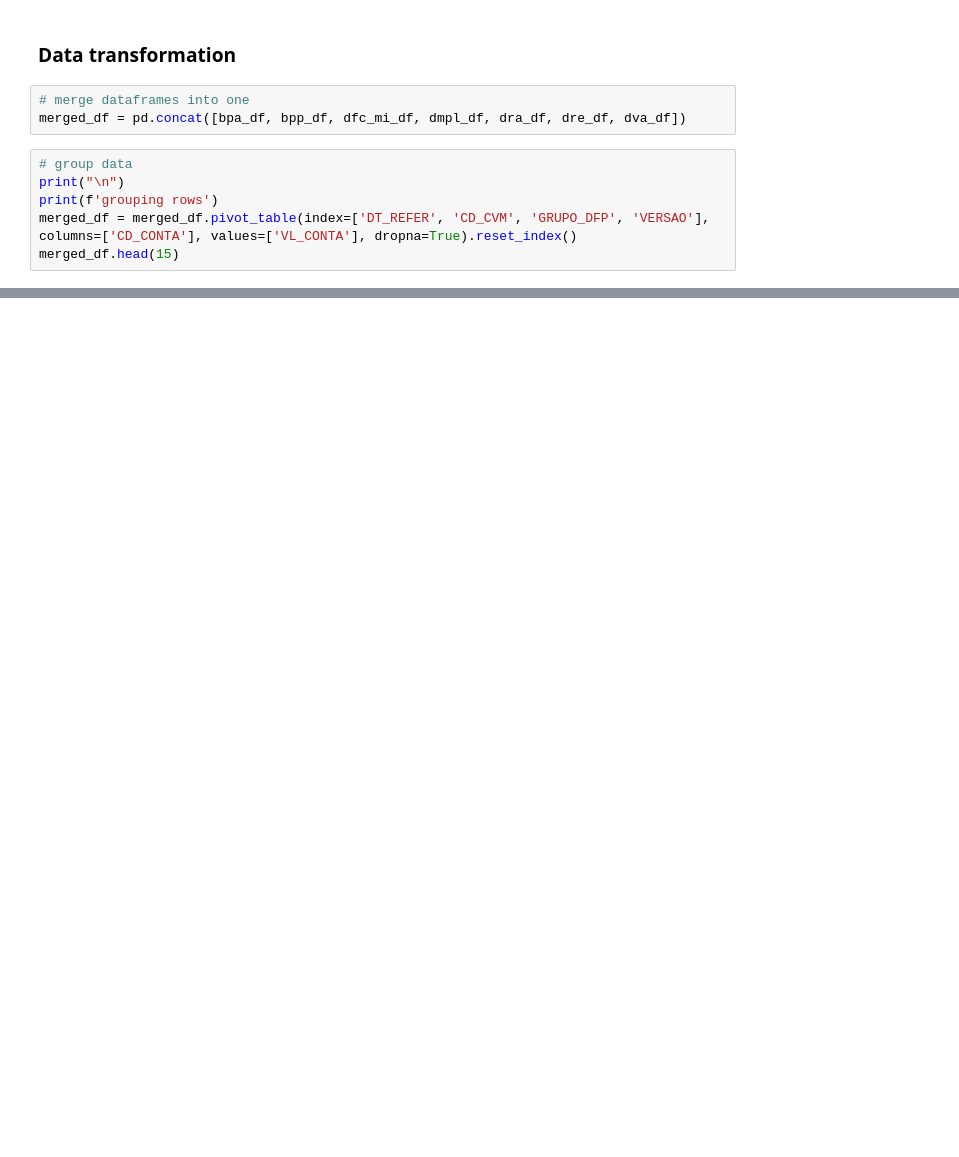
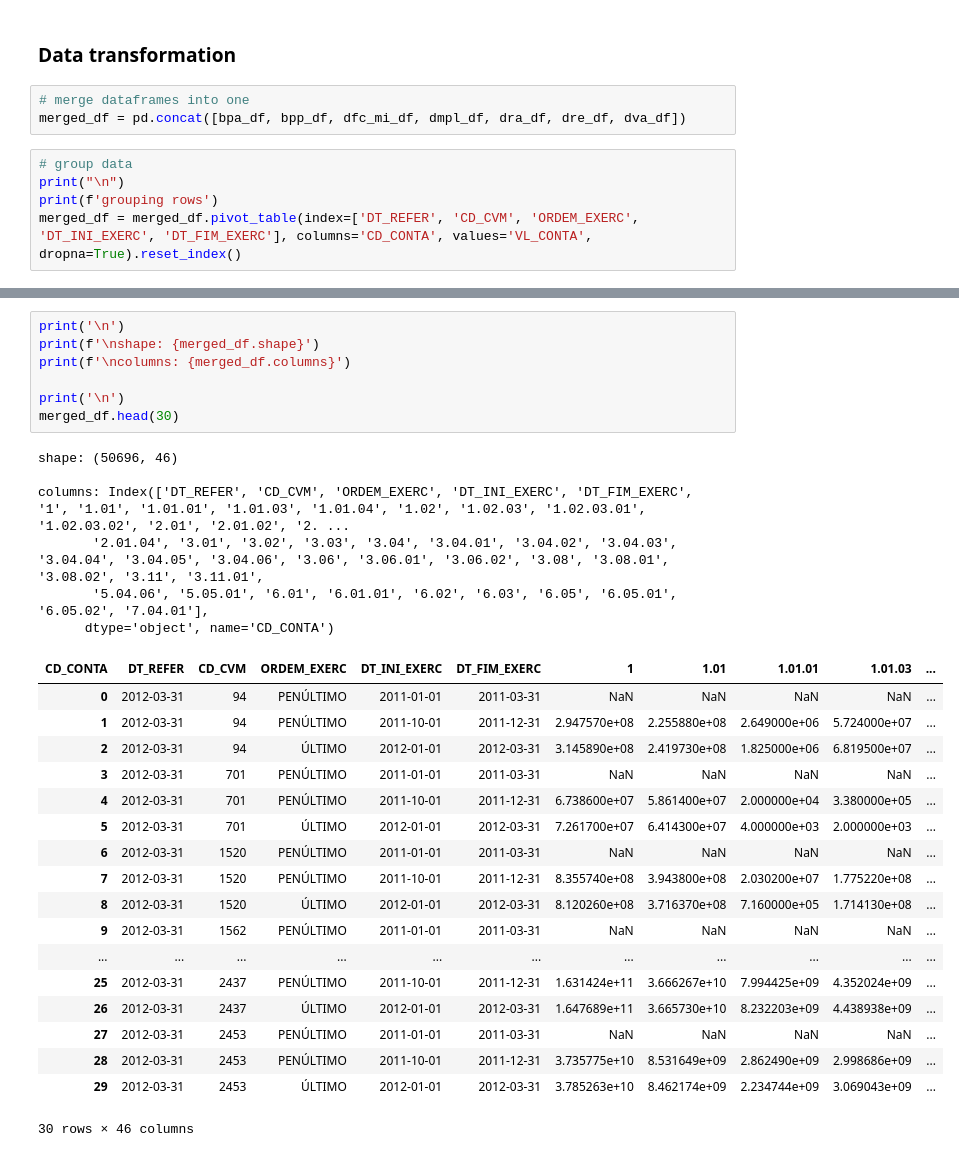
Before and after one commit to enok/flowpredict, a Jupyter notebook: flowpredict.ipynb, the cells around one changed output, grey strips where cells are left out. Drawn from its saved outputs; the diff is of its cells as text; blank space fills up the shorter version.

Commit message:
keeping only necessary accounts and columns

```diff
--- a/flowpredict.ipynb
+++ b/flowpredict.ipynb
@@ -438,7 +444,6 @@ merged_df = pd.concat([bpa_df, bpp_df, dfc_mi_df, dmpl_df, dra_df, dre_df, dva_d
 # group data
 print("\n")
 print(f'grouping rows')
-merged_df = merged_df.pivot_table(index=['DT_REFER', 'CD_CVM', 'GRUPO_DFP', 'VERSAO'], columns=['CD_CONTA'], values=['VL_CONTA'], dropna=True).reset_index()
-merged_df.head(15)
+merged_df = merged_df.pivot_table(index=['DT_REFER', 'CD_CVM', 'ORDEM_EXERC', 'DT_INI_EXERC', 'DT_FIM_EXERC'], columns='CD_CONTA', values='VL_CONTA', dropna=True).reset_index()
 # %% [output]
 grouping rows
@@ -463,0 +450,32 @@ grouping rows
+# %%
+print('\n')
+print(f'\nshape: {merged_df.shape}')
+print(f'\ncolumns: {merged_df.columns}')
+
+print('\n')
+merged_df.head(30)
+# %% [output]
+shape: (50696, 46)
+
+columns: Index(['DT_REFER', 'CD_CVM', 'ORDEM_EXERC', 'DT_INI_EXERC', 'DT_FIM_EXERC', '1', '1.01', '1.01.01', '1.01.03', '1.01.04', '1.02', '1.02.03', '1.02.03.01', '1.02.03.02', '2.01', '2.01.02', '2. ...
+       '2.01.04', '3.01', '3.02', '3.03', '3.04', '3.04.01', '3.04.02', '3.04.03', '3.04.04', '3.04.05', '3.04.06', '3.06', '3.06.01', '3.06.02', '3.08', '3.08.01', '3.08.02', '3.11', '3.11.01',
+       '5.04.06', '5.05.01', '6.01', '6.01.01', '6.02', '6.03', '6.05', '6.05.01', '6.05.02', '7.04.01'],
+      dtype='object', name='CD_CONTA')
+| CD_CONTA | DT_REFER | CD_CVM | ORDEM_EXERC | DT_INI_EXERC | DT_FIM_EXERC | 1 | 1.01 | 1.01.01 | 1.01.03 | ... |
+| 0 | 2012-03-31 | 94 | PENÚLTIMO | 2011-01-01 | 2011-03-31 | NaN | NaN | NaN | NaN | ... |
+| 1 | 2012-03-31 | 94 | PENÚLTIMO | 2011-10-01 | 2011-12-31 | 2.947570e+08 | 2.255880e+08 | 2.649000e+06 | 5.724000e+07 | ... |
+| 2 | 2012-03-31 | 94 | ÚLTIMO | 2012-01-01 | 2012-03-31 | 3.145890e+08 | 2.419730e+08 | 1.825000e+06 | 6.819500e+07 | ... |
+| 3 | 2012-03-31 | 701 | PENÚLTIMO | 2011-01-01 | 2011-03-31 | NaN | NaN | NaN | NaN | ... |
+| 4 | 2012-03-31 | 701 | PENÚLTIMO | 2011-10-01 | 2011-12-31 | 6.738600e+07 | 5.861400e+07 | 2.000000e+04 | 3.380000e+05 | ... |
+| 5 | 2012-03-31 | 701 | ÚLTIMO | 2012-01-01 | 2012-03-31 | 7.261700e+07 | 6.414300e+07 | 4.000000e+03 | 2.000000e+03 | ... |
+| 6 | 2012-03-31 | 1520 | PENÚLTIMO | 2011-01-01 | 2011-03-31 | NaN | NaN | NaN | NaN | ... |
+| 7 | 2012-03-31 | 1520 | PENÚLTIMO | 2011-10-01 | 2011-12-31 | 8.355740e+08 | 3.943800e+08 | 2.030200e+07 | 1.775220e+08 | ... |
+| 8 | 2012-03-31 | 1520 | ÚLTIMO | 2012-01-01 | 2012-03-31 | 8.120260e+08 | 3.716370e+08 | 7.160000e+05 | 1.714130e+08 | ... |
+| 9 | 2012-03-31 | 1562 | PENÚLTIMO | 2011-01-01 | 2011-03-31 | NaN | NaN | NaN | NaN | ... |
+| ... | ... | ... | ... | ... | ... | ... | ... | ... | ... | ... |
+| 25 | 2012-03-31 | 2437 | PENÚLTIMO | 2011-10-01 | 2011-12-31 | 1.631424e+11 | 3.666267e+10 | 7.994425e+09 | 4.352024e+09 | ... |
+| 26 | 2012-03-31 | 2437 | ÚLTIMO | 2012-01-01 | 2012-03-31 | 1.647689e+11 | 3.665730e+10 | 8.232203e+09 | 4.438938e+09 | ... |
+| 27 | 2012-03-31 | 2453 | PENÚLTIMO | 2011-01-01 | 2011-03-31 | NaN | NaN | NaN | NaN | ... |
+| 28 | 2012-03-31 | 2453 | PENÚLTIMO | 2011-10-01 | 2011-12-31 | 3.735775e+10 | 8.531649e+09 | 2.862490e+09 | 2.998686e+09 | ... |
+| 29 | 2012-03-31 | 2453 | ÚLTIMO | 2012-01-01 | 2012-03-31 | 3.785263e+10 | 8.462174e+09 | 2.234744e+09 | 3.069043e+09 | ... |
+30 rows × 46 columns
```
Also changed, not shown: parts of 3 cells of this notebook.
